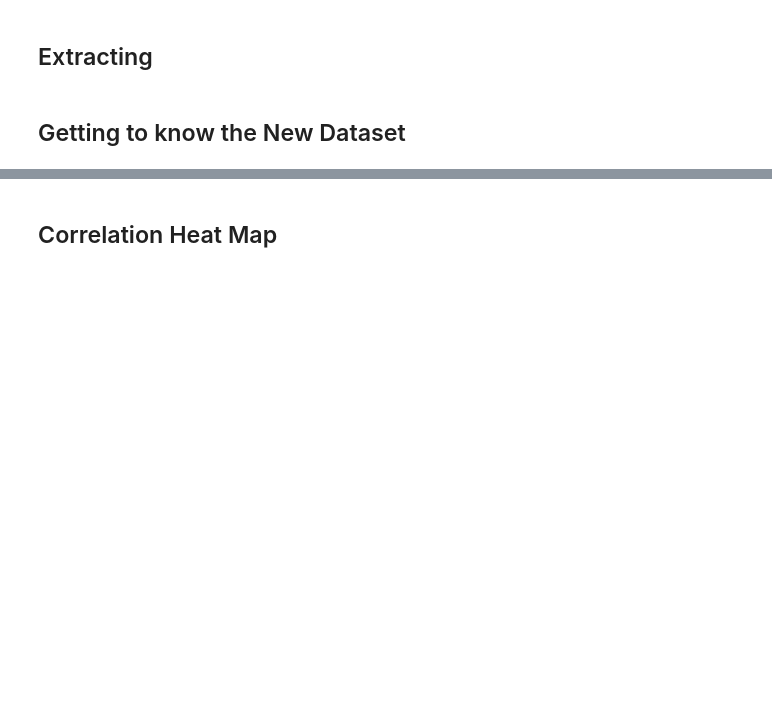
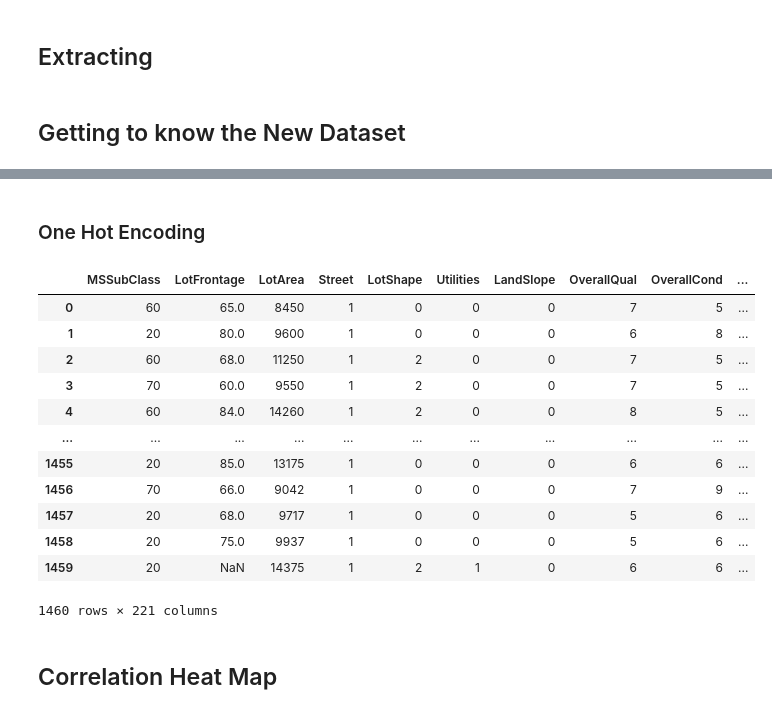
Before and after one commit to corderobot/Kaggle_House-Prices, a Jupyter notebook: NNs/HousePrices_NN.ipynb, the cells around one changed output, grey strips where cells are left out. Cells and saved outputs as stored; diff of their text form; code cells hidden in the pictures; blank space fills up the shorter version.

```diff
--- a/NNs/HousePrices_NN.ipynb
+++ b/NNs/HousePrices_NN.ipynb
@@ -47,3 +106,37 @@ dataset
+# %% [markdown]
+### One Hot Encoding
+# %%
+toOneHotEncode = ['MSZoning', 'Alley', 'LandContour', 'LotConfig',
+                  'Neighborhood', 'Condition1', 'Condition2', 'BldgType',
+                  'HouseStyle', 'RoofStyle', 'RoofMatl', 'Exterior1st',
+                  'Exterior2nd', 'MasVnrType', 'Foundation', 'Heating',
+                  'GarageType', 'MiscFeature', 'SaleType', 'SaleCondition'
+                  ]
+
+for feature in toOneHotEncode:
+  dataset[feature] = dataset[feature].replace(float('NaN'), 'NA')
+  dataset = pd.concat([dataset,pd.get_dummies(dataset[feature], prefix=feature)],axis=1)
+
+
+dataset = dataset.drop(columns=toOneHotEncode)
+dataset
+
+dataset = pd.concat([dataset, target], axis = 1)
+dataset
+# %% [output]
+|  | MSSubClass | LotFrontage | LotArea | Street | LotShape | Utilities | LandSlope | OverallQual | OverallCond | ... |
+| 0 | 60 | 65.0 | 8450 | 1 | 0 | 0 | 0 | 7 | 5 | ... |
+| 1 | 20 | 80.0 | 9600 | 1 | 0 | 0 | 0 | 6 | 8 | ... |
+| 2 | 60 | 68.0 | 11250 | 1 | 2 | 0 | 0 | 7 | 5 | ... |
+| 3 | 70 | 60.0 | 9550 | 1 | 2 | 0 | 0 | 7 | 5 | ... |
+| 4 | 60 | 84.0 | 14260 | 1 | 2 | 0 | 0 | 8 | 5 | ... |
+| ... | ... | ... | ... | ... | ... | ... | ... | ... | ... | ... |
+| 1455 | 20 | 85.0 | 13175 | 1 | 0 | 0 | 0 | 6 | 6 | ... |
+| 1456 | 70 | 66.0 | 9042 | 1 | 0 | 0 | 0 | 7 | 9 | ... |
+| 1457 | 20 | 68.0 | 9717 | 1 | 0 | 0 | 0 | 5 | 6 | ... |
+| 1458 | 20 | 75.0 | 9937 | 1 | 0 | 0 | 0 | 5 | 6 | ... |
+| 1459 | 20 | NaN | 14375 | 1 | 2 | 1 | 0 | 6 | 6 | ... |
+1460 rows × 221 columns
 # %% [markdown]
 ## Correlation Heat Map
 # %%
```
Also changed, not shown: parts of 48 cells of this notebook.
